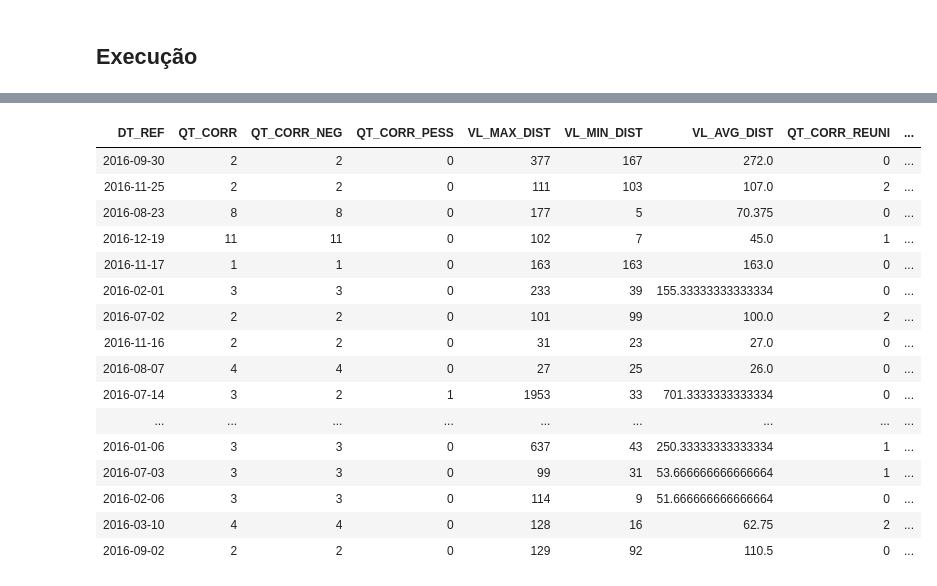
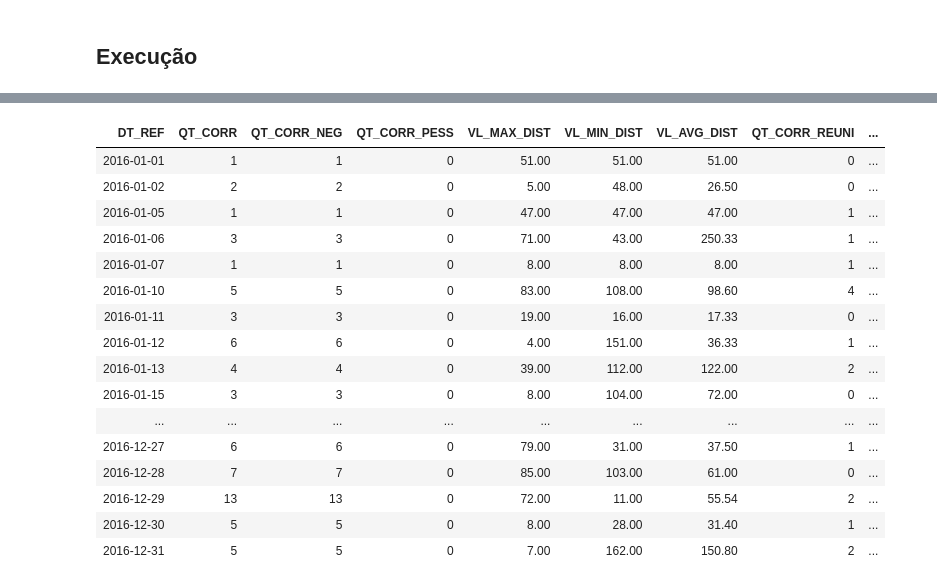
Before and after one commit to Kelvin-SG98/CodeElevateAssignment, a Jupyter notebook: info_transportes.ipynb, the cells around one changed output, grey strips where cells are left out. Saved outputs shown, nothing was run; the diff lists cells and outputs as text; code cells hidden in the pictures.

```diff
--- a/info_transportes.ipynb
+++ b/info_transportes.ipynb
@@ -167,21 +179,22 @@ display(df_gold.select("DT_REF", "VL_AVG_DIST"))
 # %%
 %sql
+-- Visualização completa da tabela info_corridas_do_dia
 select * from gold.info_corridas_do_dia
 # %% [output]
 | DT_REF | QT_CORR | QT_CORR_NEG | QT_CORR_PESS | VL_MAX_DIST | VL_MIN_DIST | VL_AVG_DIST | QT_CORR_REUNI | ... |
-| 2016-09-30 | 2 | 2 | 0 | 377 | 167 | 272.0 | 0 | ... |
-| 2016-11-25 | 2 | 2 | 0 | 111 | 103 | 107.0 | 2 | ... |
-| 2016-08-23 | 8 | 8 | 0 | 177 | 5 | 70.375 | 0 | ... |
-| 2016-12-19 | 11 | 11 | 0 | 102 | 7 | 45.0 | 1 | ... |
-| 2016-11-17 | 1 | 1 | 0 | 163 | 163 | 163.0 | 0 | ... |
-| 2016-02-01 | 3 | 3 | 0 | 233 | 39 | 155.33333333333334 | 0 | ... |
-| 2016-07-02 | 2 | 2 | 0 | 101 | 99 | 100.0 | 2 | ... |
-| 2016-11-16 | 2 | 2 | 0 | 31 | 23 | 27.0 | 0 | ... |
-| 2016-08-07 | 4 | 4 | 0 | 27 | 25 | 26.0 | 0 | ... |
-| 2016-07-14 | 3 | 2 | 1 | 1953 | 33 | 701.3333333333334 | 0 | ... |
+| 2016-01-01 | 1 | 1 | 0 | 51.00 | 51.00 | 51.00 | 0 | ... |
+| 2016-01-02 | 2 | 2 | 0 | 5.00 | 48.00 | 26.50 | 0 | ... |
+| 2016-01-05 | 1 | 1 | 0 | 47.00 | 47.00 | 47.00 | 1 | ... |
+| 2016-01-06 | 3 | 3 | 0 | 71.00 | 43.00 | 250.33 | 1 | ... |
+| 2016-01-07 | 1 | 1 | 0 | 8.00 | 8.00 | 8.00 | 1 | ... |
+| 2016-01-10 | 5 | 5 | 0 | 83.00 | 108.00 | 98.60 | 4 | ... |
+| 2016-01-11 | 3 | 3 | 0 | 19.00 | 16.00 | 17.33 | 0 | ... |
+| 2016-01-12 | 6 | 6 | 0 | 4.00 | 151.00 | 36.33 | 1 | ... |
+| 2016-01-13 | 4 | 4 | 0 | 39.00 | 112.00 | 122.00 | 2 | ... |
+| 2016-01-15 | 3 | 3 | 0 | 8.00 | 104.00 | 72.00 | 0 | ... |
 | ... | ... | ... | ... | ... | ... | ... | ... | ... |
-| 2016-01-06 | 3 | 3 | 0 | 637 | 43 | 250.33333333333334 | 1 | ... |
-| 2016-07-03 | 3 | 3 | 0 | 99 | 31 | 53.666666666666664 | 1 | ... |
-| 2016-02-06 | 3 | 3 | 0 | 114 | 9 | 51.666666666666664 | 0 | ... |
-| 2016-03-10 | 4 | 4 | 0 | 128 | 16 | 62.75 | 2 | ... |
-| 2016-09-02 | 2 | 2 | 0 | 129 | 92 | 110.5 | 0 | ... |
+| 2016-12-27 | 6 | 6 | 0 | 79.00 | 31.00 | 37.50 | 1 | ... |
+| 2016-12-28 | 7 | 7 | 0 | 85.00 | 103.00 | 61.00 | 0 | ... |
+| 2016-12-29 | 13 | 13 | 0 | 72.00 | 11.00 | 55.54 | 2 | ... |
+| 2016-12-30 | 5 | 5 | 0 | 8.00 | 28.00 | 31.40 | 1 | ... |
+| 2016-12-31 | 5 | 5 | 0 | 7.00 | 162.00 | 150.80 | 2 | ... |
```
Also changed, not shown: parts of 9 cells of this notebook, 2 other files.
